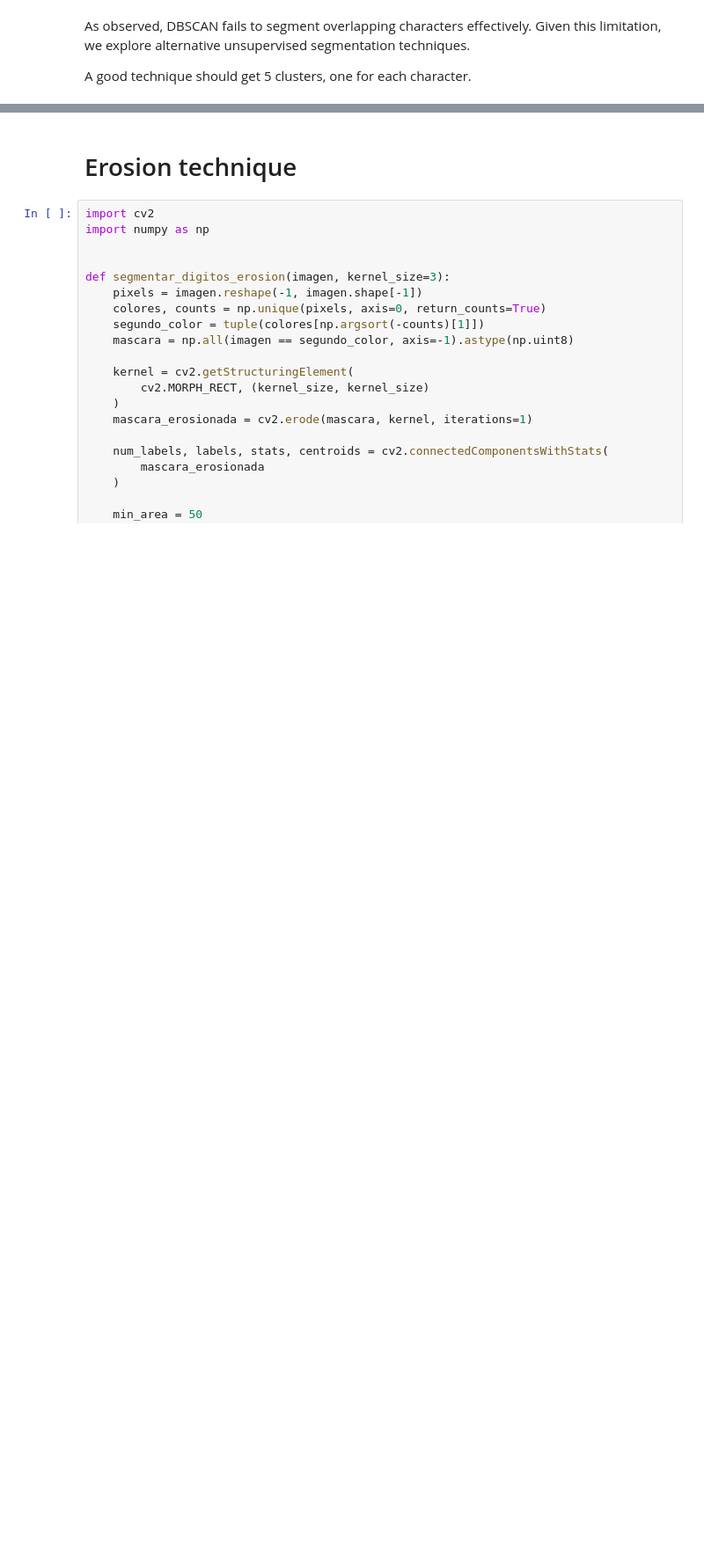
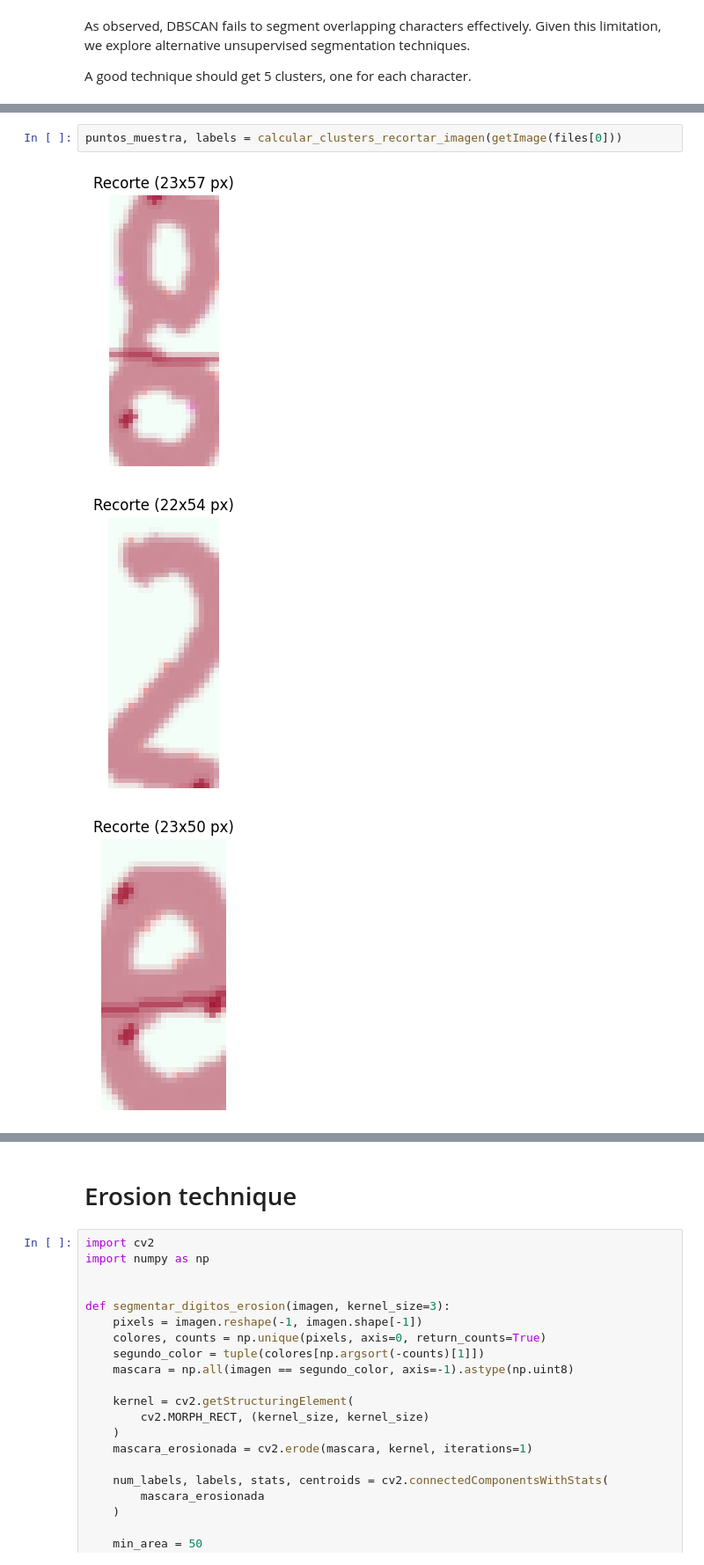
Before and after one commit to hombrefrustrado/captcha-solver-DL, a Jupyter notebook: computer_vision_proves.ipynb, the cells around one changed output, grey strips where cells are left out. Shown at 88% size. Drawn from its saved outputs; the diff is of its cells as text; blank space fills up the shorter version.

```diff
--- a/computer_vision_proves.ipynb
+++ b/computer_vision_proves.ipynb
@@ -199,0 +316,6 @@ A good technique should get 5 clusters, one for each character.
+# %%
+puntos_muestra, labels = calcular_clusters_recortar_imagen(getImage(files[0]))
+# %% [output]
+[figure, added]
+[figure, added]
+[figure, added]
```
Also changed, not shown: parts of 7 cells of this notebook, 1 other file.
